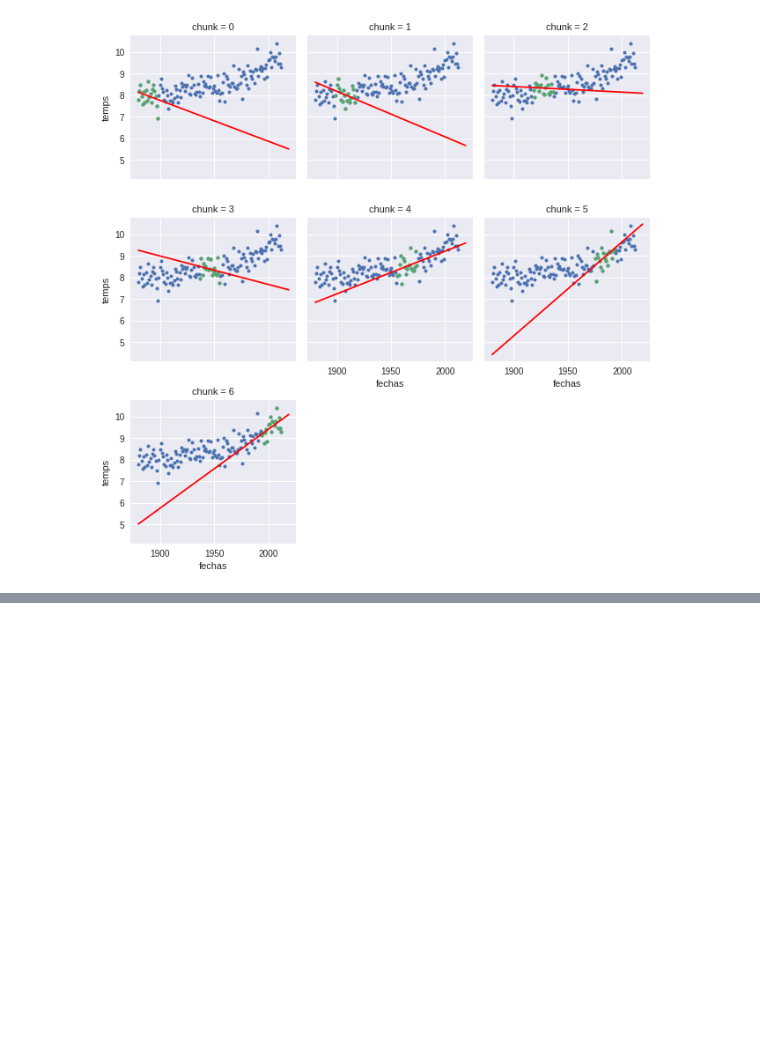
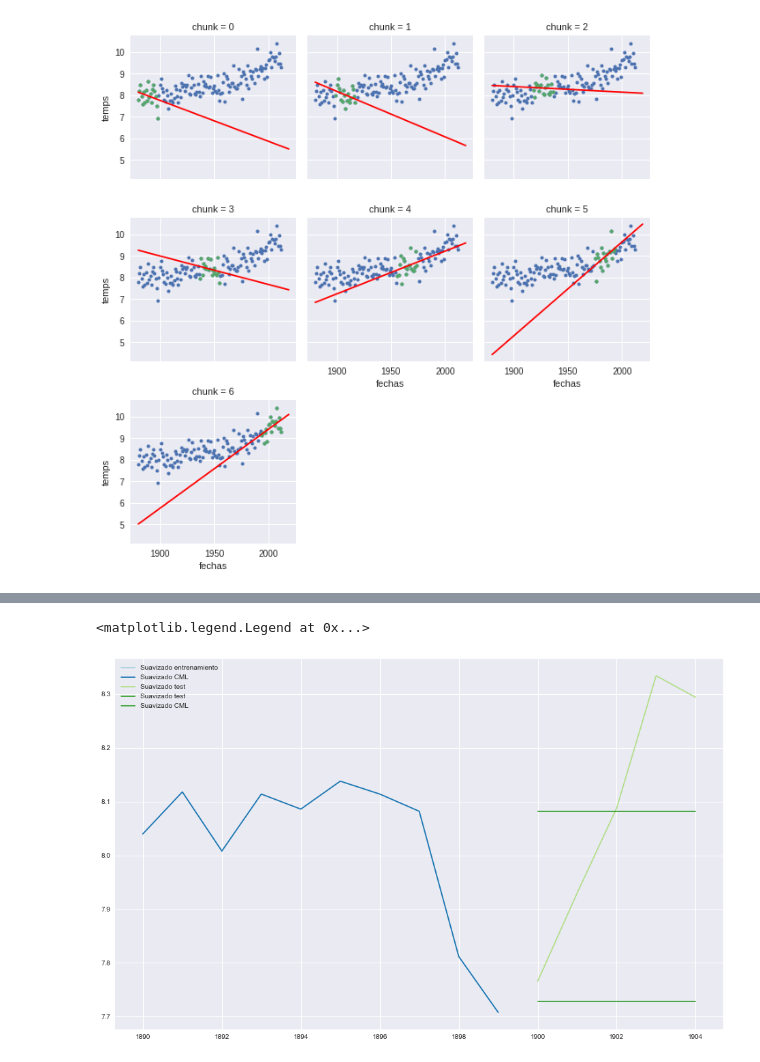
Before and after one commit to smcsicardi/metnum-tp3, a Jupyter notebook: world temperature least squares.ipynb, the cells around one changed output, grey strips where cells are left out. Saved outputs shown, nothing was run; the diff lists cells and outputs as text; code cells hidden in the pictures; blank space fills up the shorter version.

```diff
--- a/world temperature least squares.ipynb
+++ b/world temperature least squares.ipynb
@@ -216,0 +234,24 @@ ecm chunk nro 11 =  0.212421195844
+# %%
+df2 = colapsarK(df, 'rolling', 2, drop=False)
+df2 = df2[df2.index > 5]
+year = 1890
+training_size = 10
+test_size = 5
+
+df_training = df2[(df2['year'] >= year) & (df2['year'] < year + training_size)]
+f = cml(lambda x: [1, x[0], x[1]], df2[['prev1', 'prev2']].as_matrix(), df2['rolling'])
+
+df_test = df2[(df2['year'] >= year + training_size) & (df2['year'] < year + training_size + test_size)]
+results_training = list(map(f, df_training[['prev1','prev2']].as_matrix()))
+result = f(df_test[['prev1', 'prev2']].as_matrix()[0])
+mean = df_test['rolling'].aggregate('mean')
+
+plt.plot(df_training['year'], df_training['rolling'], 'r', label='Suavizado entrenamiento', markersize=4, color=palette[0])
+plt.plot(df_training['year'], df_training['rolling'], 'r', label='Suavizado CML', markersize=4, color=palette[1])
+plt.plot(df_test['year'], df_test['rolling'], 'r', label='Suavizado test', markersize=4, color=palette[2])
+plt.plot(df_test['year'], [mean] * test_size, 'r', label='Suavizado test', markersize=4, color=palette[3])
+plt.plot(df_test['year'], [result] * test_size, 'r', label='Suavizado CML', markersize=4, color=palette[3])
+plt.legend()
+# %% [output]
+<matplotlib.legend.Legend at 0x...>
+[figure, added]
```
Also changed, not shown: parts of 6 cells of this notebook, 2 other files.
